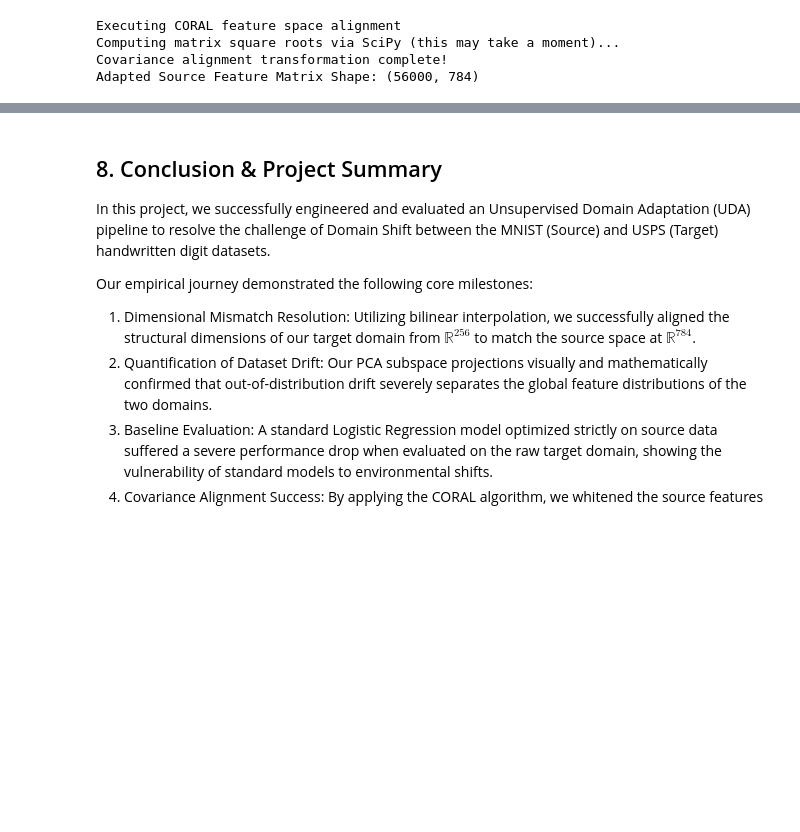
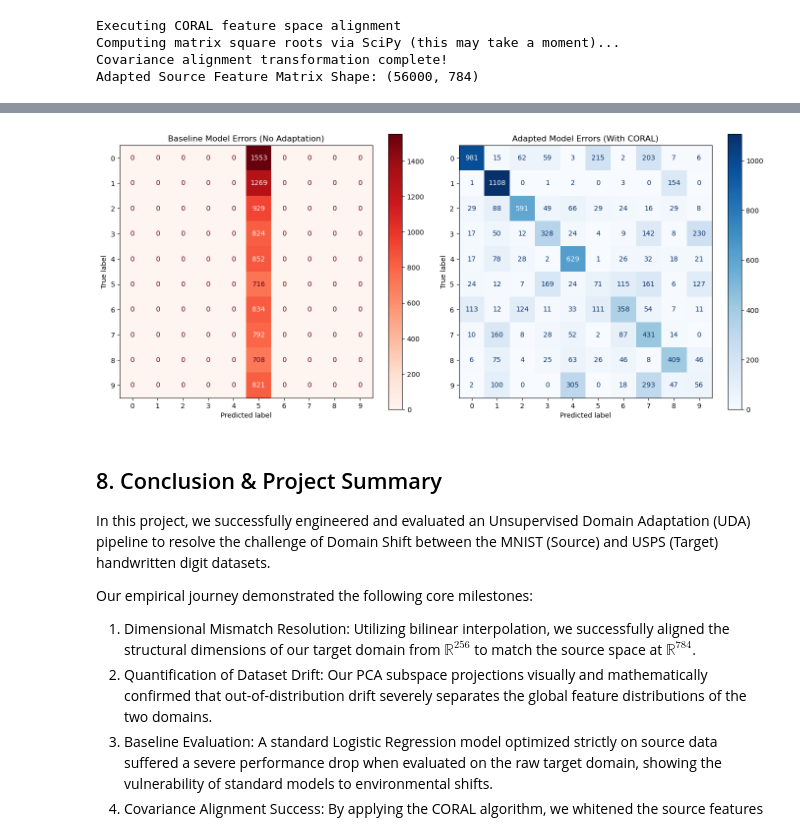
Before and after one commit to ginev91/ml-final-project, a Jupyter notebook: domain_adaptation_in computer_vision.ipynb, the cells around one changed output, grey strips where cells are left out. Drawn from its saved outputs; the diff is of its cells as text; code cells hidden in the pictures; blank space fills up the shorter version.

```diff
--- a/domain_adaptation_in computer_vision.ipynb
+++ b/domain_adaptation_in computer_vision.ipynb
@@ -355,3 +365,23 @@ weighted avg       0.57      0.59      0.57      9298
+# %%
+y_pred_baseline = clf.predict(X_target_resized)
+
+cm_baseline = confusion_matrix(y_target, y_pred_baseline)
+cm_coral = confusion_matrix(y_target, y_pred_coral)
+
+fig, axes = plt.subplots(1, 2, figsize=(14, 6))
+
+disp_base = ConfusionMatrixDisplay(confusion_matrix=cm_baseline, display_labels=np.unique(y_target))
+disp_base.plot(ax=axes[0], cmap='Reds', values_format='d')
+axes[0].set_title("Baseline Model Errors (No Adaptation)")
+
+disp_coral = ConfusionMatrixDisplay(confusion_matrix=cm_coral, display_labels=np.unique(y_target))
+disp_coral.plot(ax=axes[1], cmap='Blues', values_format='d')
+axes[1].set_title("Adapted Model Errors (With CORAL)")
+
+plt.tight_layout()
+plt.show()
+# %% [output]
+[figure, added]
 # %% [markdown]
 ## 8. Conclusion & Project Summary
 
```
Also changed, not shown: parts of 12 cells of this notebook.
